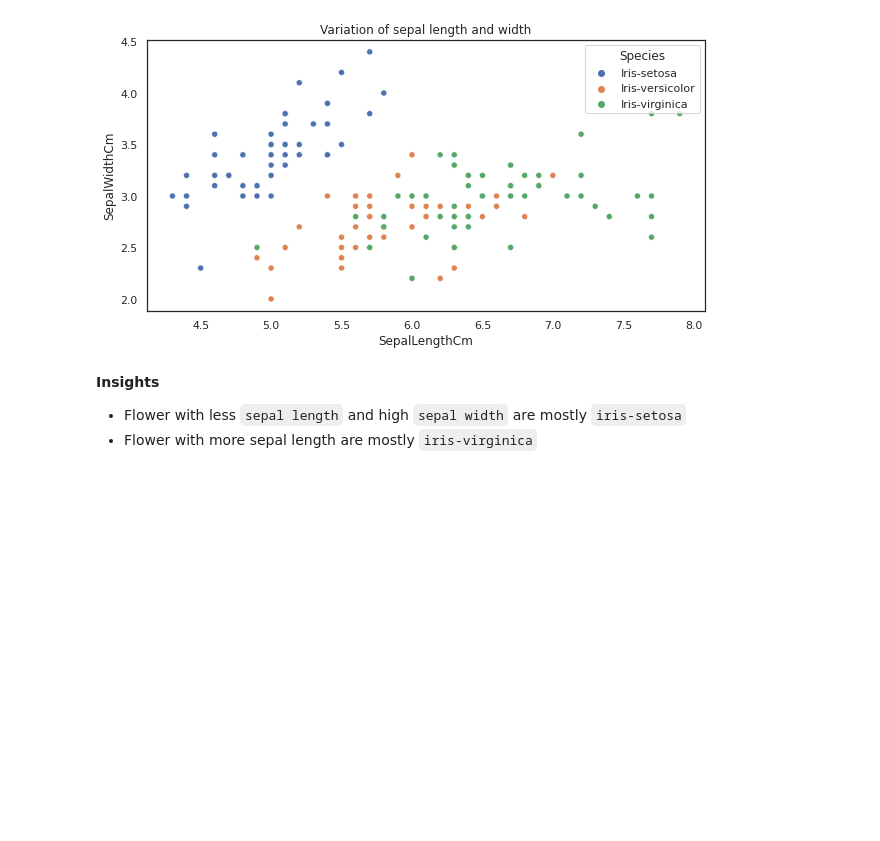
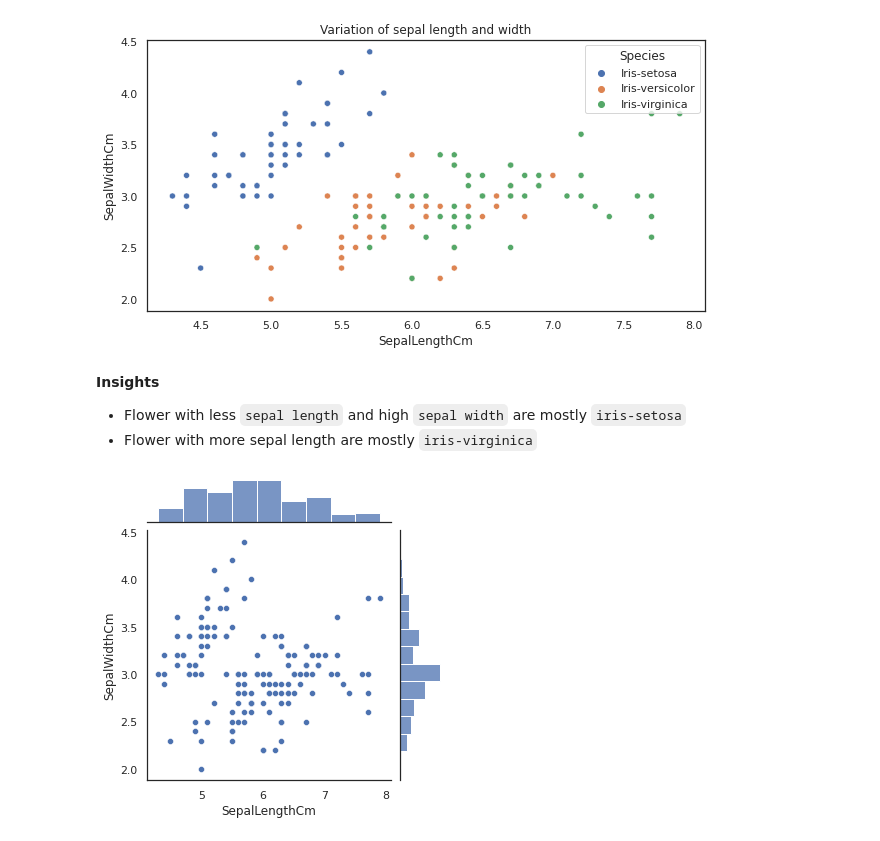
Before and after one commit to gyana-ranjan-dash/Iris-data, a Jupyter notebook: Irish_data.ipynb, the cells around one changed output. Cells and saved outputs as stored; diff of their text form; code cells hidden in the pictures; blank space fills up the shorter version.

```diff
--- a/Irish_data.ipynb
+++ b/Irish_data.ipynb
@@ -88,3 +88,10 @@ plt.show()
 
 *   Flower with less ``sepal length`` and high ``sepal width`` are mostly ``iris-setosa``
 *   Flower with more sepal length are mostly ``iris-virginica``
+# %%
+# A seaborn jointplot shows bivariate scatterplots and univariate histograms in the same figure
+
+sns.jointplot(x='SepalLengthCm',y='SepalWidthCm', data=iris, size=5)
+plt.show()
+# %% [output]
+[figure, added]
```
Also changed, not shown: parts of 2 cells of this notebook.
